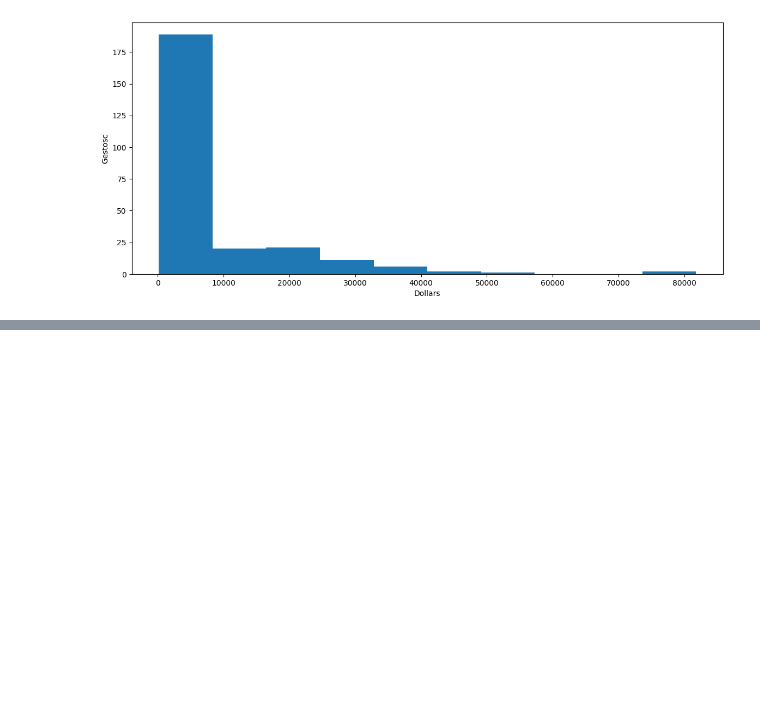
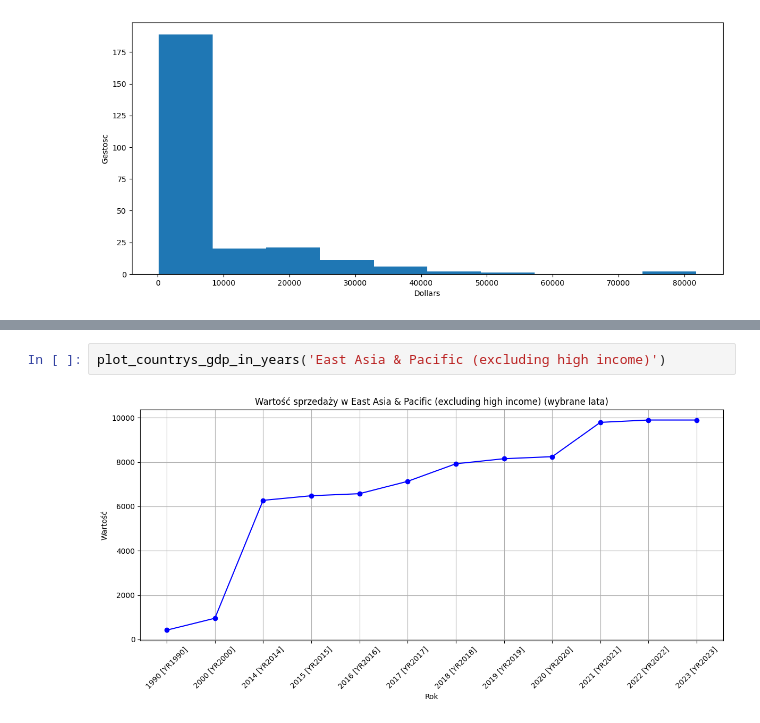
Before and after one commit to radekszewczyk01/DataAnalysisPython, a Jupyter notebook: gdp_growth_analysis.ipynb, the cells around one changed output, grey strips where cells are left out. Drawn from its saved outputs; the diff is of its cells as text; blank space fills up the shorter version.

```diff
--- a/gdp_growth_analysis.ipynb
+++ b/gdp_growth_analysis.ipynb
@@ -154,0 +150,4 @@ dataset_sorted_calculated_growth.head(10)
+# %%
+plot_countrys_gdp_in_years('East Asia & Pacific (excluding high income)')
+# %% [output]
+[figure, added]
```
Also changed, not shown: parts of 19 cells of this notebook, 1 other file.
